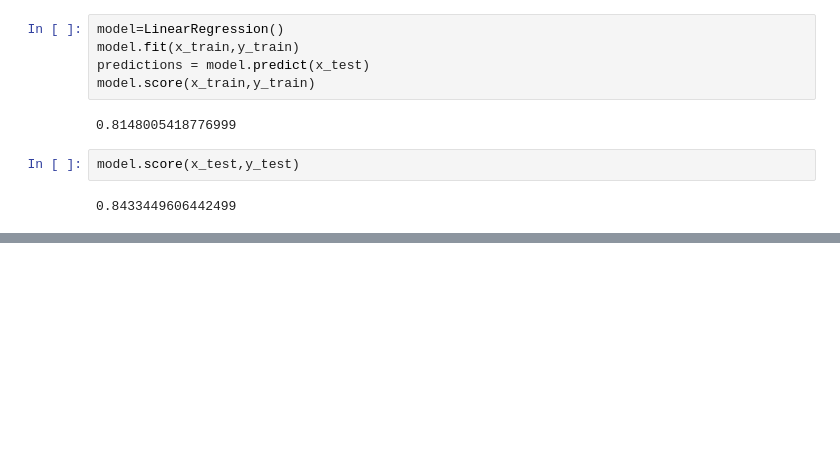
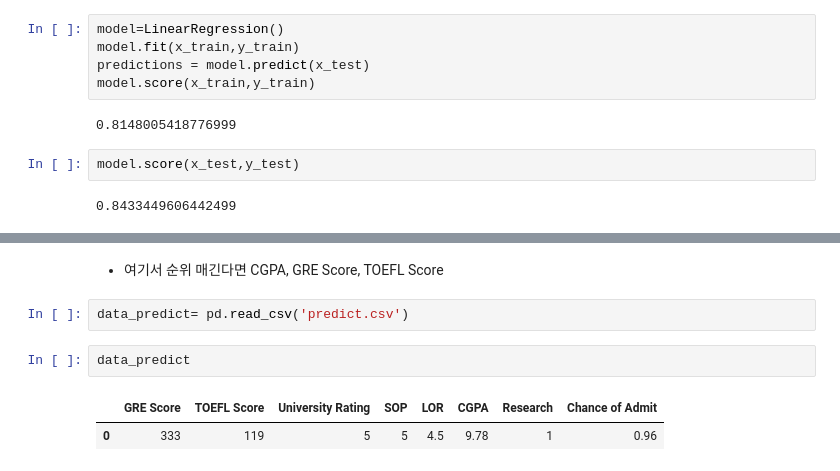
Before and after one commit to H-ChanY/ML_PR, a Jupyter notebook: Admission_data.ipynb, the cells around one changed output, grey strips where cells are left out. Cells and saved outputs as stored; diff of their text form; blank space fills up the shorter version.

```diff
--- a/Admission_data.ipynb
+++ b/Admission_data.ipynb
@@ -157,0 +187,9 @@ model.score(x_test,y_test)
+# %% [markdown]
+* 여기서 순위 매긴다면 CGPA, GRE Score, TOEFL Score
+# %%
+data_predict= pd.read_csv('predict.csv')
+# %%
+data_predict
+# %% [output]
+|  | GRE Score | TOEFL Score | University Rating | SOP | LOR | CGPA | Research | Chance of Admit |
+| 0 | 333 | 119 | 5 | 5 | 4.5 | 9.78 | 1 | 0.96 |
```
Also changed, not shown: parts of 6 cells of this notebook, 1 other file.
